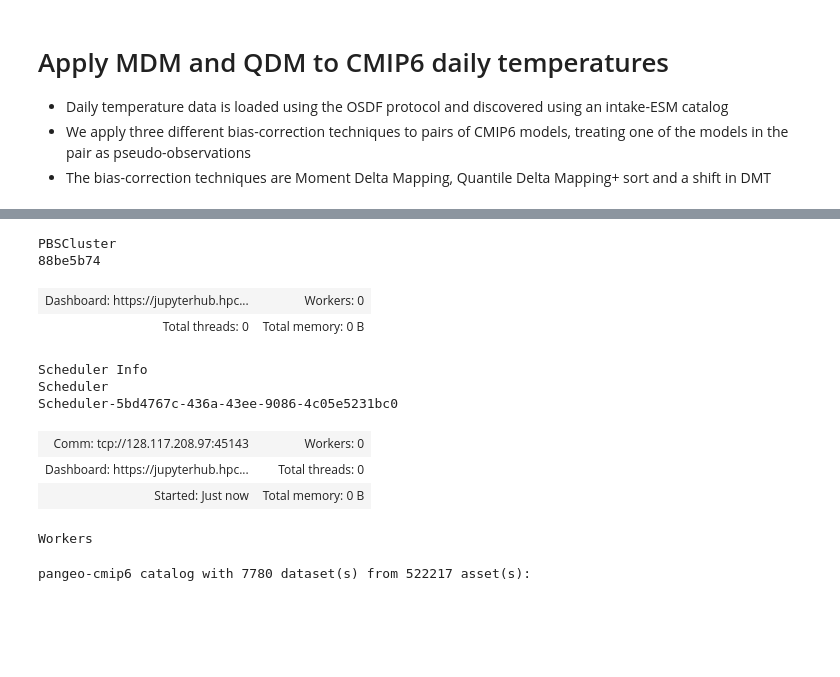
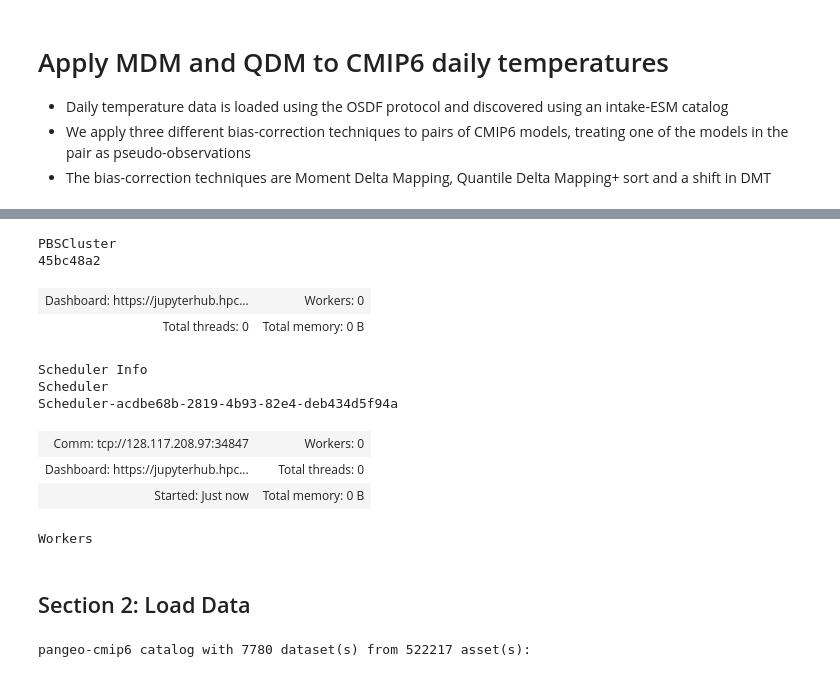
Before and after one commit to hrhampapura/moment_delta_mapping, a Jupyter notebook: notebooks/ncar_casper/01_cmip6_analysis.ipynb, the cells around one changed output, grey strips where cells are left out. Drawn from its saved outputs; the diff is of its cells as text; code cells hidden in the pictures; blank space fills up the shorter version.

```diff
--- a/notebooks/ncar_casper/01_cmip6_analysis.ipynb
+++ b/notebooks/ncar_casper/01_cmip6_analysis.ipynb
@@ -63,15 +65,15 @@ Hosting the HTTP server on port 34297 instead
 # %%
-cluster.scale(4)
+cluster.scale(6)
 cluster
 # %% [output]
 PBSCluster
-88be5b74
+45bc48a2
 | Dashboard: https://jupyterhub.hpc... | Workers: 0 |
 | Total threads: 0 | Total memory: 0 B |
 Scheduler Info
 Scheduler
-Scheduler-5bd4767c-436a-43ee-9086-4c05e5231bc0
+Scheduler-acdbe68b-2819-4b93-82e4-deb434d5f94a
-| Comm: tcp://128.117.208.97:45143 | Workers: 0 |
+| Comm: tcp://128.117.208.97:34847 | Workers: 0 |
 | Dashboard: https://jupyterhub.hpc... | Total threads: 0 |
 | Started: Just now | Total memory: 0 B |
 Workers
@@ -104,6 +106,8 @@ def detrend_data(ds, central_year):
     ds_detrended = ds  - ds_trend
 
     return ds_detrended
+# %% [markdown]
+## Section 2: Load Data
 # %%
 col = intake.open_esm_datastore(catalog_url)
 col
```
Also changed, not shown: parts of 35 cells of this notebook, 1 other file.
